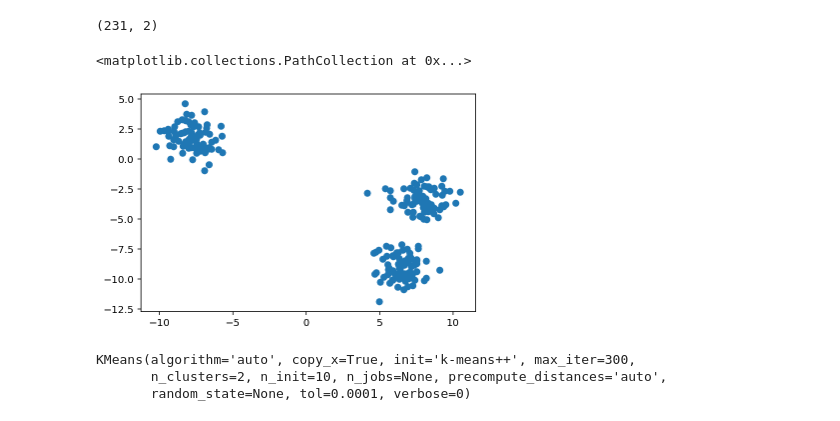
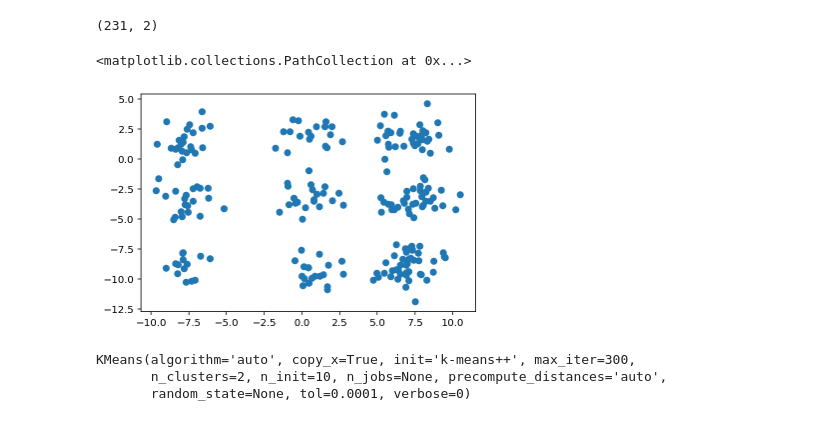
Before and after one commit to MMoltira/DataMining, a Jupyter notebook: Untitled0.ipynb, the cells around one changed output. Saved outputs shown, nothing was run; the diff lists cells and outputs as text; code cells hidden in the pictures.

```diff
--- a/Untitled0.ipynb
+++ b/Untitled0.ipynb
@@ -779,17 +797,17 @@ Xe = avg_Expenditure_1[['avg_expenditure']] #Xi ตัวแปรของค
 # %%
 from sklearn.datasets import make_blobs
 # %%
-Xe,y=make_blobs(n_samples=231, centers=3, n_features=2, random_state=6)
+Xe,y=make_blobs(n_samples=231, centers=4, n_features=2, random_state=6)
 # %%
 Xe.shape
 # %% [output]
 (231, 2)
 # %%
 from matplotlib import pyplot as plt
-plt.scatter(Xi[:,0],Xi[:,1]) #จะแบ่งเป็น 3 กลุ่ม ตาม centers=3
+plt.scatter(Xe[:,0],Xi[:,1]) #จะแบ่งเป็น 3 กลุ่ม ตาม centers=3
 # %% [output]
 <matplotlib.collections.PathCollection at 0x...>
-[figure, old version]
+[figure, new version]
 # %%
 from sklearn.cluster import KMeans
 # %%
```
Also changed, not shown: parts of 17 cells of this notebook.
